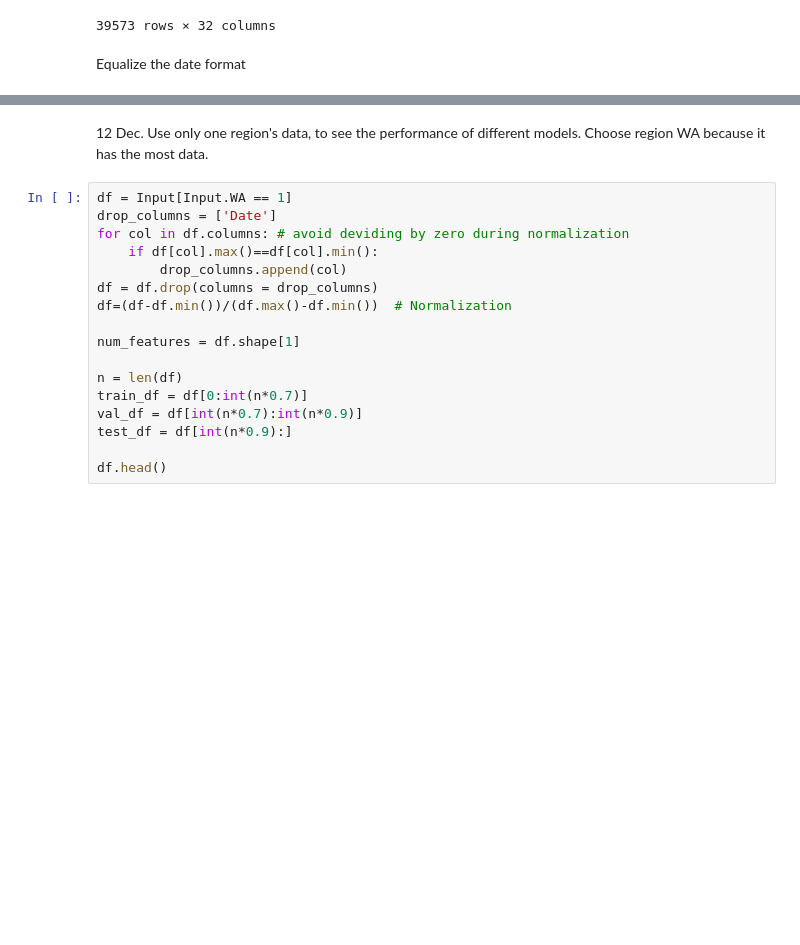
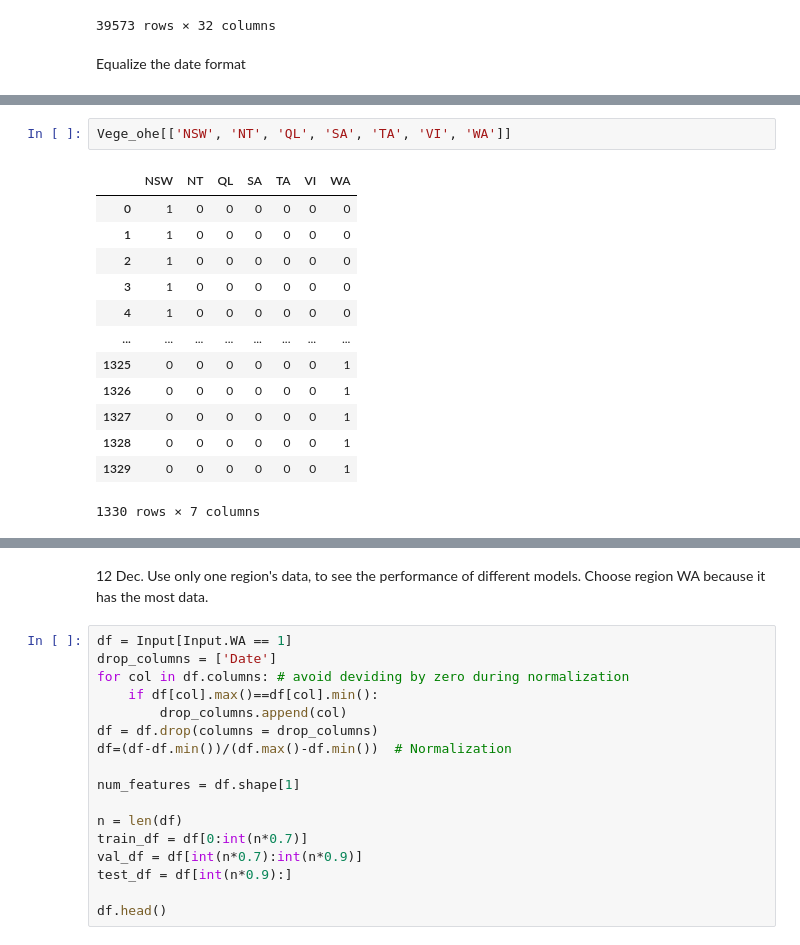
Before and after one commit to ccomkhj/Spot-Challenge-Wildfires, a Jupyter notebook: main/Build Model.ipynb, the cells around one changed output, grey strips where cells are left out. Drawn from its saved outputs; the diff is of its cells as text; blank space fills up the shorter version.

```diff
--- a/main/Build Model.ipynb
+++ b/main/Build Model.ipynb
@@ -145,0 +178,16 @@ Weather_Fc_ohe.Date=pd.to_datetime(Weather_Fc_ohe.Date)
+# %%
+Vege_ohe[['NSW', 'NT', 'QL', 'SA', 'TA', 'VI', 'WA']]
+# %% [output]
+|  | NSW | NT | QL | SA | TA | VI | WA |
+| 0 | 1 | 0 | 0 | 0 | 0 | 0 | 0 |
+| 1 | 1 | 0 | 0 | 0 | 0 | 0 | 0 |
+| 2 | 1 | 0 | 0 | 0 | 0 | 0 | 0 |
+| 3 | 1 | 0 | 0 | 0 | 0 | 0 | 0 |
+| 4 | 1 | 0 | 0 | 0 | 0 | 0 | 0 |
+| ... | ... | ... | ... | ... | ... | ... | ... |
+| 1325 | 0 | 0 | 0 | 0 | 0 | 0 | 1 |
+| 1326 | 0 | 0 | 0 | 0 | 0 | 0 | 1 |
+| 1327 | 0 | 0 | 0 | 0 | 0 | 0 | 1 |
+| 1328 | 0 | 0 | 0 | 0 | 0 | 0 | 1 |
+| 1329 | 0 | 0 | 0 | 0 | 0 | 0 | 1 |
+1330 rows × 7 columns
```
Also changed, not shown: parts of 21 cells of this notebook.
